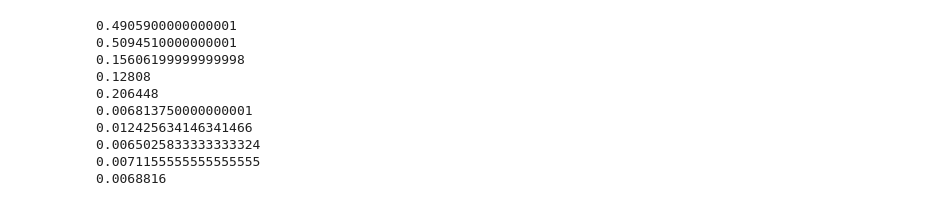
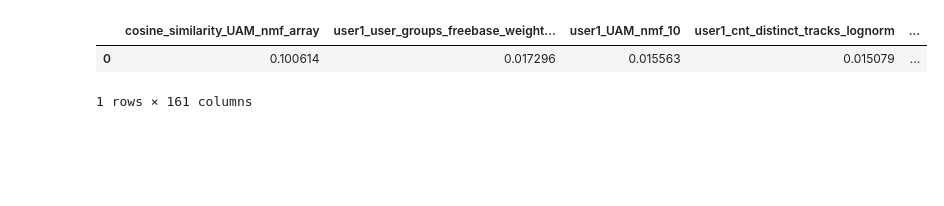
Before and after one commit to tduricic/homophily-lastfm, a Jupyter notebook: notebooks/link_prediction_xgboost.ipynb, the cells around one changed output. Drawn from its saved outputs; the diff is of its cells as text; code cells hidden in the pictures; blank space fills up the shorter version.

```diff
--- a/notebooks/link_prediction_xgboost.ipynb
+++ b/notebooks/link_prediction_xgboost.ipynb
@@ -572,35 +221,6 @@ df_ug = [0.007160,0.010064,0.005247,0.006982,0.005752,0.008968,0.010700,0.006686
-# %%
-# absolute contributions
-# mndf
-print(sum(mf+mf_rc+mf_sug+mf_ug+nf+nf_rc+nf_sug+nf_ug+df+df_rc+df_sug+df_ug))
-# apf
-print(sum(nmf + nmf_cos))
-# mf
-print(sum(mf+mf_rc+mf_sug+mf_ug))
-# nf
-print(sum(nf+nf_rc+nf_sug+nf_ug))
-# df
-print(sum(df+df_rc+df_sug+df_ug))
-
-# relative contributions
-# mndf
-print(sum(mf+mf_rc+mf_sug+mf_ug+nf+nf_rc+nf_sug+nf_ug+df+df_rc+df_sug+df_ug)/len(mf+mf_rc+mf_sug+mf_ug+nf+nf_rc+nf_sug+nf_ug+df+df_rc+df_sug+df_ug))
-# apf
-print(sum(nmf + nmf_cos)/len(nmf + nmf_cos))
-# mf
-print(sum(mf+mf_rc+mf_sug+mf_ug)/len(mf+mf_rc+mf_sug+mf_ug))
-# nf
-print(sum(nf+nf_rc+nf_sug+nf_ug)/len(nf+nf_rc+nf_sug+nf_ug))
-# df
-print(sum(df+df_rc+df_sug+df_ug)/len(df+df_rc+df_sug+df_ug))
-# %% [output]
-0.4905900000000001
-0.5094510000000001
-0.15606199999999998
-0.12808
-0.206448
-0.006813750000000001
-0.012425634146341466
-0.0065025833333333324
-0.0071155555555555555
-0.0068816
+# %%
+feature_importances_df
+# %% [output]
+|  | cosine_similarity_UAM_nmf_array | user1_user_groups_freebase_weight... | user1_UAM_nmf_10 | user1_cnt_distinct_tracks_lognorm | ... |
+| 0 | 0.100614 | 0.017296 | 0.015563 | 0.015079 | ... |
+1 rows × 161 columns
```
Also changed, not shown: parts of 44 cells of this notebook, 7 other files.
